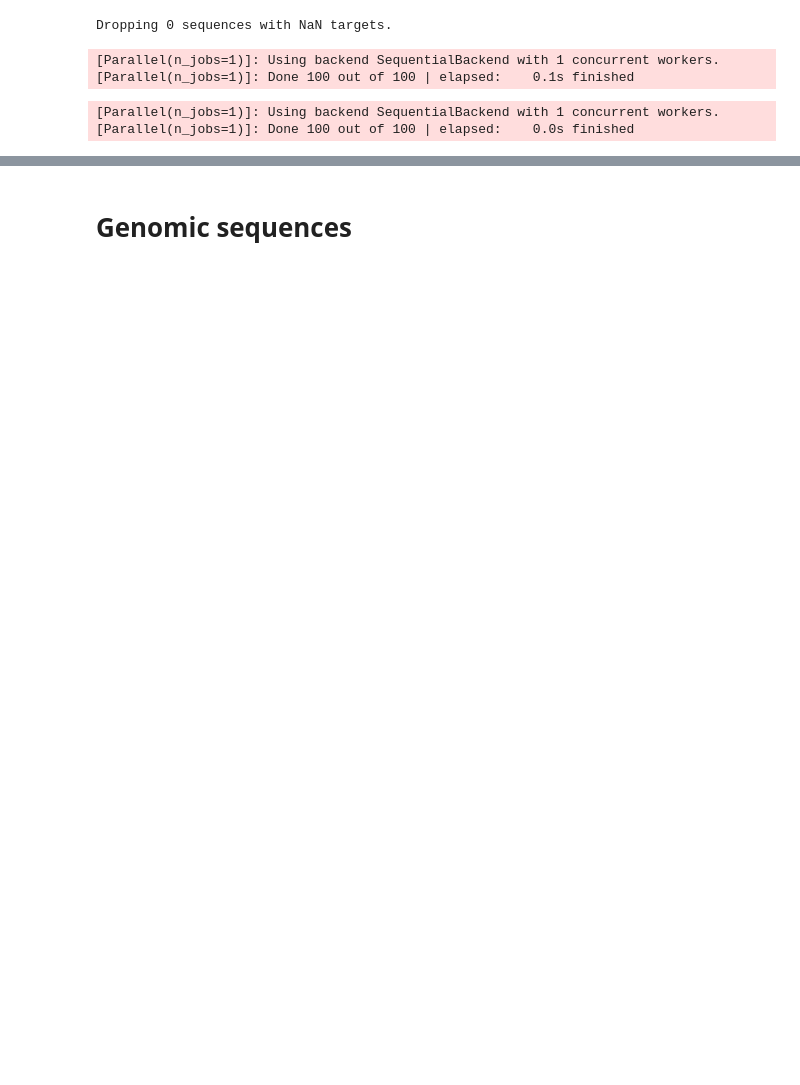
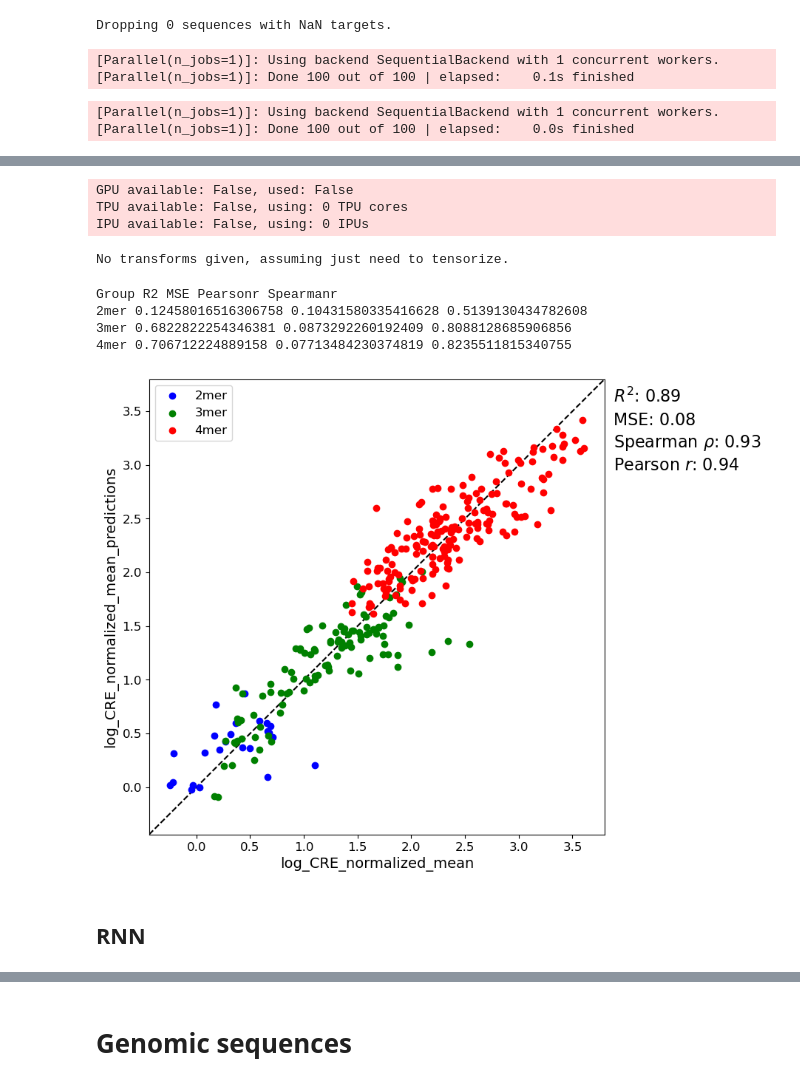
Before and after one commit to ML4GLand/EUGenE_use_cases, a Jupyter notebook: king20/train.ipynb, the cells around one changed output, grey strips where cells are left out. Saved outputs shown, nothing was run; the diff lists cells and outputs as text; code cells hidden in the pictures; blank space fills up the shorter version.

```diff
--- a/king20/train.ipynb
+++ b/king20/train.ipynb
@@ -64,0 +212,32 @@ Group R2 MSE Pearsonr Spearmanr
+# %%
+eu.evaluate.predictions(
+    best_cnn,
+    sdata,
+    target_keys="log_CRE_normalized_mean",
+    gpus=None,
+    batch_size=32,
+    store_only=True
+)
+# %% [output]
+GPU available: False, used: False
+TPU available: False, using: 0 TPU cores
+IPU available: False, using: 0 IPUs
+No transforms given, assuming just need to tensorize.
+# %%
+val_idx = np.where(sdata.seqs_annot["train_val"] == False)[0]
+eu.pl.performance_scatter(
+    sdata,
+    target_keys="log_CRE_normalized_mean",
+    prediction_keys="log_CRE_normalized_mean_predictions",
+    seq_idx=val_idx,
+    groupby="Class",
+    save=os.path.join(eu.settings.figure_dir, model_type, model_features, "val_performance.pdf")
+)
+# %% [output]
+Group R2 MSE Pearsonr Spearmanr
+2mer 0.12458016516306758 0.10431580335416628 0.5139130434782608
+3mer 0.6822822254346381 0.0873292260192409 0.8088128685906856
+4mer 0.706712224889158 0.07713484230374819 0.8235511815340755
+[figure, added]
+# %% [markdown]
+## RNN
```
Also changed, not shown: parts of 74 cells of this notebook, 8 other files.
